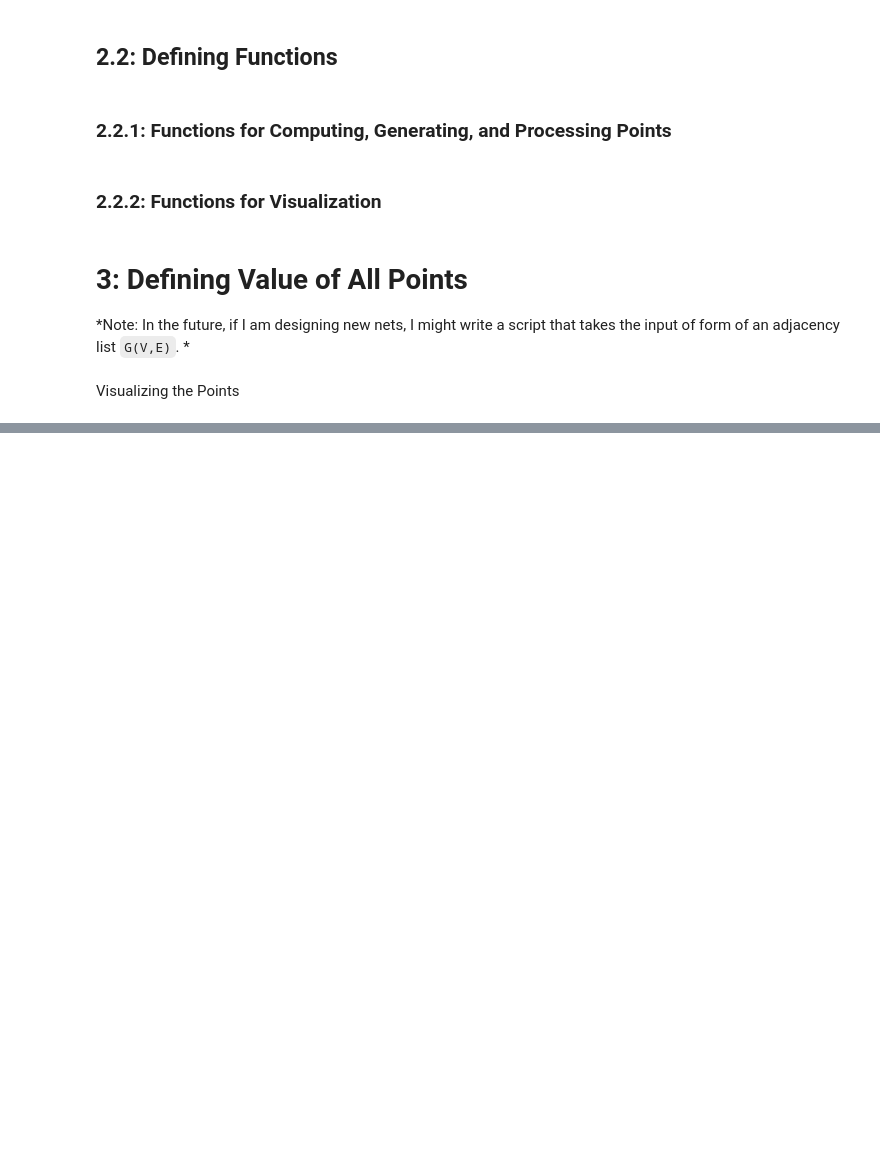
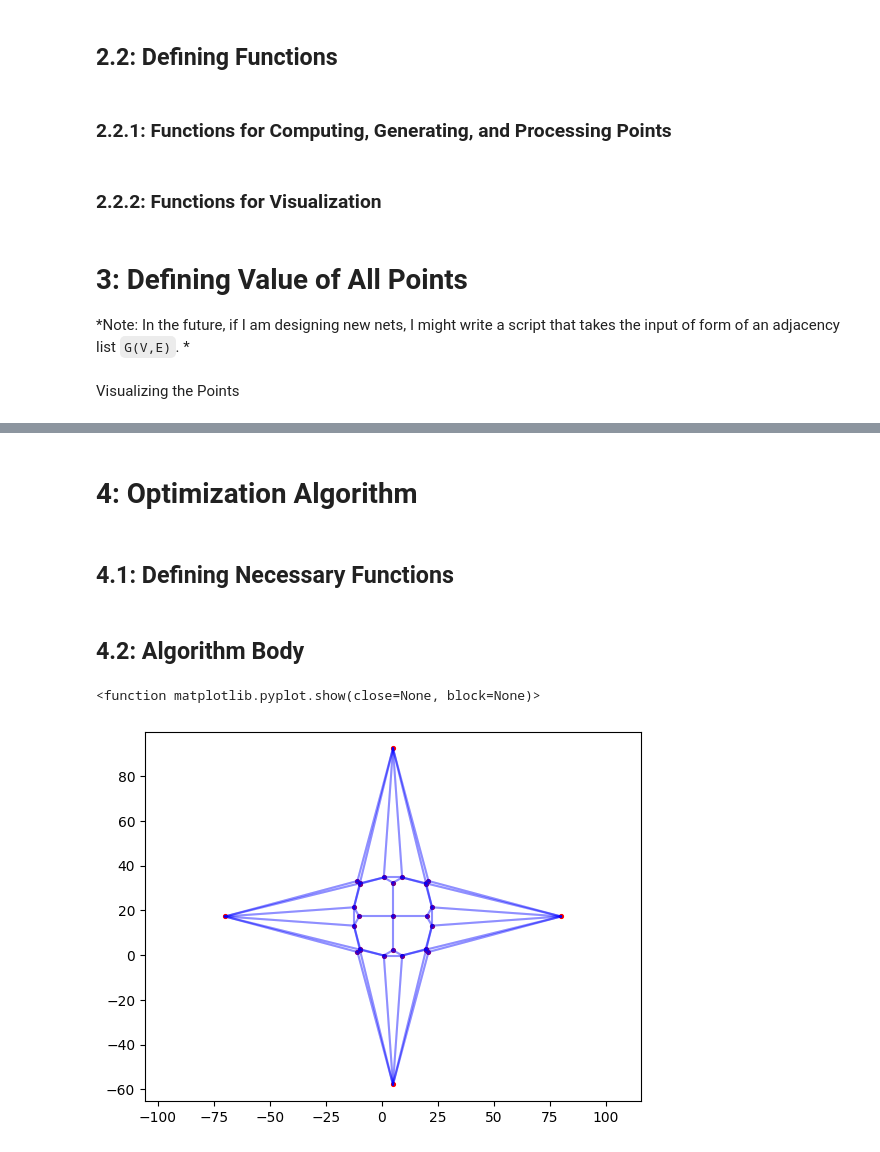
Before and after one commit to zhr98971/GeoNet, a Jupyter notebook: optimization.ipynb, the cells around one changed output, grey strips where cells are left out. Cells and saved outputs as stored; diff of their text form; code cells hidden in the pictures; blank space fills up the shorter version.

Commit message:
added final optimization algo

```diff
--- a/optimization.ipynb
+++ b/optimization.ipynb
@@ -394,0 +479,53 @@ print(p.imbal)
+# %% [markdown]
+# 4: Optimization Algorithm
+# %% [markdown]
+## 4.1: Defining Necessary Functions
+# %%
+def optimize_direction(int_pts: list[Point], bdry_pts: list[Point], alpha: np.float64=0.001, niter: int=1000) -> None:
+  '''
+  Runs an optimization algorithm the points in int_pts using the direction
+  descent method. Each iteration will perturb by a scale of alpha; algorithm
+  will runn niter iterations.
+  '''
+
+  for i in range(niter):
+    for pt in int_pts:
+      pt.update_position(pt.x + alpha * pt.imbal[0], pt.y + alpha * pt.imbal[1])
+# %% [markdown]
+## 4.2: Algorithm Body
+# %%
+optimize_direction(interior_vertices, boundary_vertices, alpha=0.01, niter = 500000)
+# %%
+# Revisualize after iteration
+
+plt.clf()
+plt.close()
+coords_int = []
+for i in range(len(interior_vertices)):
+  coords_int.append((interior_vertices[i].x, interior_vertices[i].y))
+
+coords_bound = []
+for i in range(len(boundary_vertices)):
+  coords_bound.append((boundary_vertices[i].x, boundary_vertices[i].y))
+
+plt.scatter(*zip(*coords_int), s=30, marker=".", color="purple")
+plt.scatter(*zip(*coords_bound), s=30, marker=".", color="red")
+
+# Might need BFS/DFS to traverse whole graph and draw all edges
+# Alternative is draw all edges twice (current implementation)
+
+for i in range(len(interior_vertices)):
+  adj_pts = interior_vertices[i].adj
+  for j in range(len(adj_pts)):
+    draw_line(interior_vertices[i], adj_pts[j])
+
+for i in range(len(boundary_vertices)):
+  adj_pts = boundary_vertices[i].adj
+  for j in range(len(adj_pts)):
+    draw_line(boundary_vertices[i], adj_pts[j])
+
+plt.axis('equal')
+plt.show
+# %% [output]
+<function matplotlib.pyplot.show(close=None, block=None)>
+[figure, added]
```
Also changed, not shown: parts of 9 cells of this notebook.
